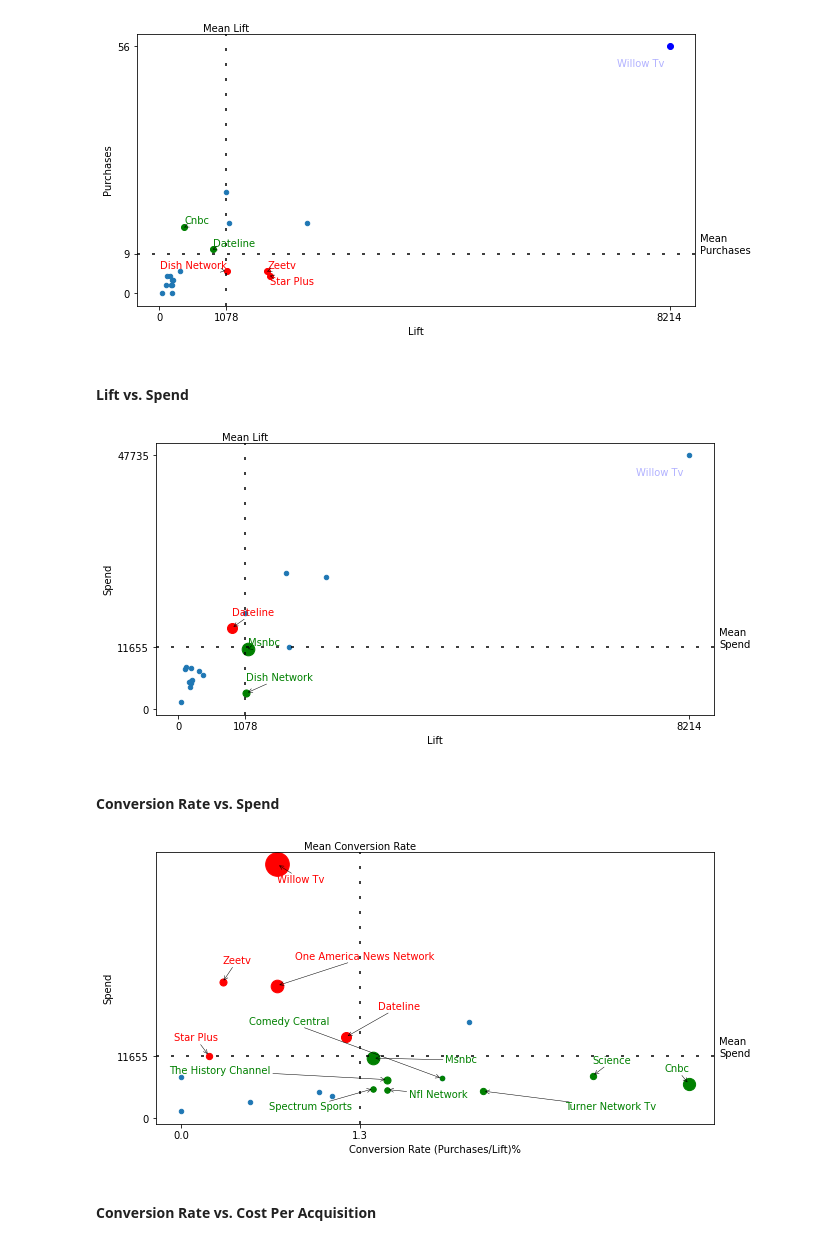
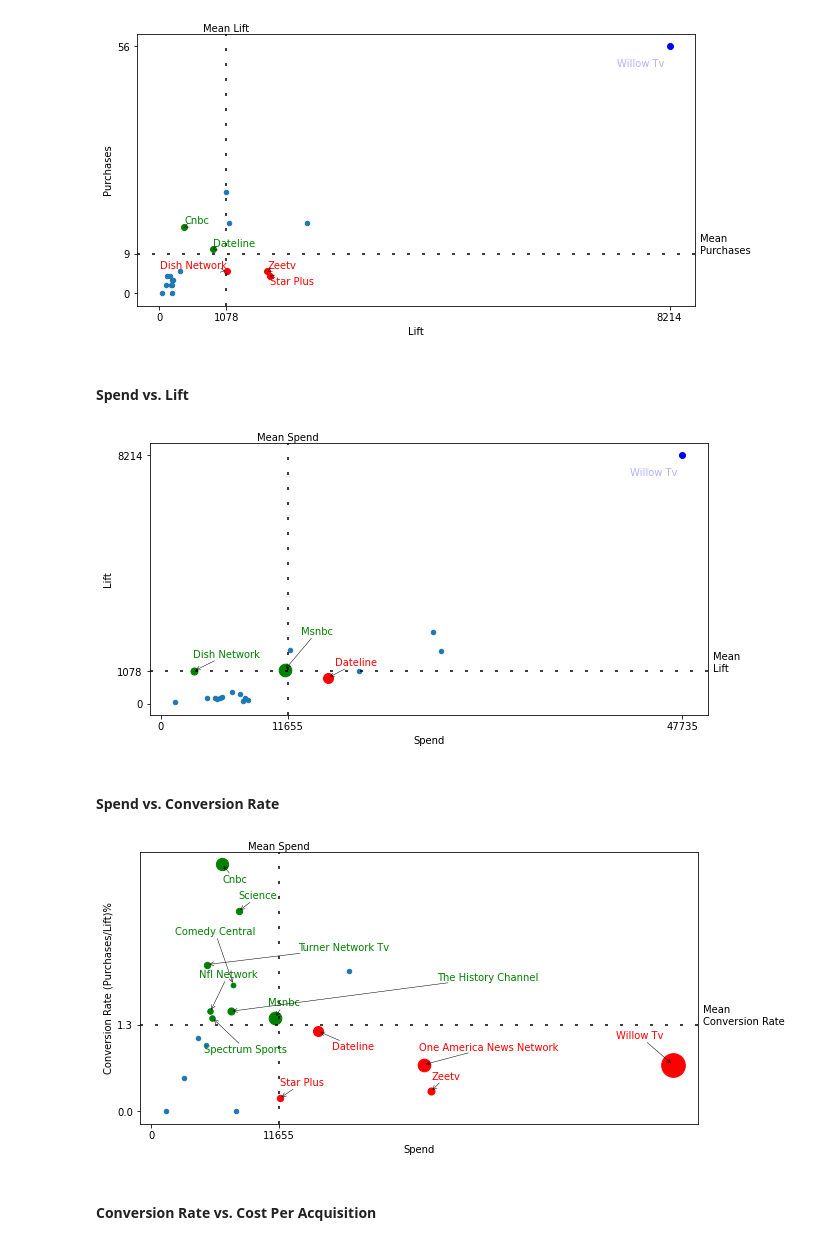
Before and after one commit to papir805/telepulse_ad_campaign_report, a Jupyter notebook: new_takehome_quiz_answers_with_presentation.ipynb, the cells around one changed output. Drawn from its saved outputs; the diff is of its cells as text; code cells hidden in the pictures.

```diff
--- a/new_takehome_quiz_answers_with_presentation.ipynb
+++ b/new_takehome_quiz_answers_with_presentation.ipynb
@@ -919,7 +956,8 @@ def make_scatter_with_size_adjustment(df,
                   expand_objects=(3,3),
                   force_text=(1,1),
                   force_points=(1,1),
-                  force_objects=(1,1)):
+                  force_objects=(1,1),
+                  annotate_text=True):
 
     from adjustText import adjust_text
 
@@ -989,9 +1027,10 @@ def make_scatter_with_size_adjustment(df,
     y_coords = [z for (x,y,z,c) in together]
     colors = [c for (x,y,z,c) in together]
 
-    texts = []
-    for x, y, s, c in zip(x_coords, y_coords, text, colors):
-        texts.append(plt.text(x, y, s, color=c))
+    if annotate_text==True:
+        texts = []
+        for x, y, s, c in zip(x_coords, y_coords, text, colors):
+            texts.append(plt.text(x, y, s, color=c))
 
 
     # I should lookup how to do this with regex to make things easier...
@@ -1031,15 +1070,17 @@ def make_scatter_with_size_adjustment(df,
     #ax.axes.xaxis.set_ticklabels([])
     ax.axes.set_yticks([0, y_field_mean])
     #ax.axes.yaxis.set_ticklabels([])
-    adjust_text(texts,
-            expand_text=expand_text,
-            expand_points=expand_points,
-            expand_objects=expand_objects,
-            force_text=force_text,
-            force_points=force_points,
-            force_objects=force_objects,
-            only_move={'points':'y', 'texts':'y'},
-            arrowprops=dict(arrowstyle="->", color='k', lw=0.5))
+
+    if annotate_text == True:
+        adjust_text(texts,
+                expand_text=expand_text,
+                expand_points=expand_points,
+                expand_objects=expand_objects,
+                force_text=force_text,
+                force_points=force_points,
+                force_objects=force_objects,
+                only_move={'points':'y', 'texts':'y'},
+                arrowprops=dict(arrowstyle="->", color='k', lw=0.5))
 
     return fig, ax;
 # %%
@@ -1111,49 +1153,50 @@ plt.show()
 # %% [output]
 [figure]
 # %% [markdown]
-#### Lift vs. Spend
+#### Spend vs. Lift
 # %%
 fig, ax = make_scatter_with_size_adjustment(report_for_client,
-                                            x_field='Lift',
-                                            y_field='Spend',
+                                            x_field='Spend',
+                                            y_field='Lift',
                                             size_scale=scale,
                                             x_units='',
                                             y_units='$',
-                                            color_1='red',
-                                            color_2='green')
-
+                                            color_1='green',
+                                            color_2='red')
+ax.scatter(willow_tv_spend, willow_tv_lift, c='blue')
 text1 = ax.annotate(text='Willow Tv',
-            xy=(willow_tv_lift, willow_tv_spend),
+            xy=(willow_tv_spend, willow_tv_lift),
             xytext=(-5, -20), textcoords='offset pixels',
             ha='right',
             color='blue',
             alpha=0.3)
 
 current_xticks = ax.get_xticks()
-updated_xticks = np.append(current_xticks, willow_tv['Lift'])
+updated_xticks = np.append(current_xticks, willow_tv['Spend'])
 ax.set_xticks(updated_xticks)
 
 current_yticks = ax.get_yticks()
-updated_yticks = np.append(current_yticks, willow_tv['Spend'])
+updated_yticks = np.append(current_yticks, willow_tv['Lift'])
 ax.set_yticks(updated_yticks)
 
 plt.show()
 # %% [output]
-[figure, old version]
+[figure, new version]
 # %% [markdown]
-#### Conversion Rate vs. Spend
+#### Spend vs. Conversion Rate
 # %%
 make_scatter_with_size_adjustment(report_for_client,
-             x_field='Conversion Rate (Purchases/Lift)%',
-             y_field='Spend',
+             x_field='Spend',
+             y_field='Conversion Rate (Purchases/Lift)%',
              size_scale=scale,
-             x_units='%',
-             y_units='$',
-             color_1='red',
-             color_2='green')
+             x_units='$',
+             y_units='%',
+             color_1='green',
+             color_2='red',
+             annotate_text=True)
 plt.show();
 # %% [output]
-[figure, old version]
+[figure, new version]
 # %% [markdown]
 #### Conversion Rate vs. Cost Per Acquisition
 # %%
```
Also changed, not shown: parts of 21 cells of this notebook, 17 other files.
